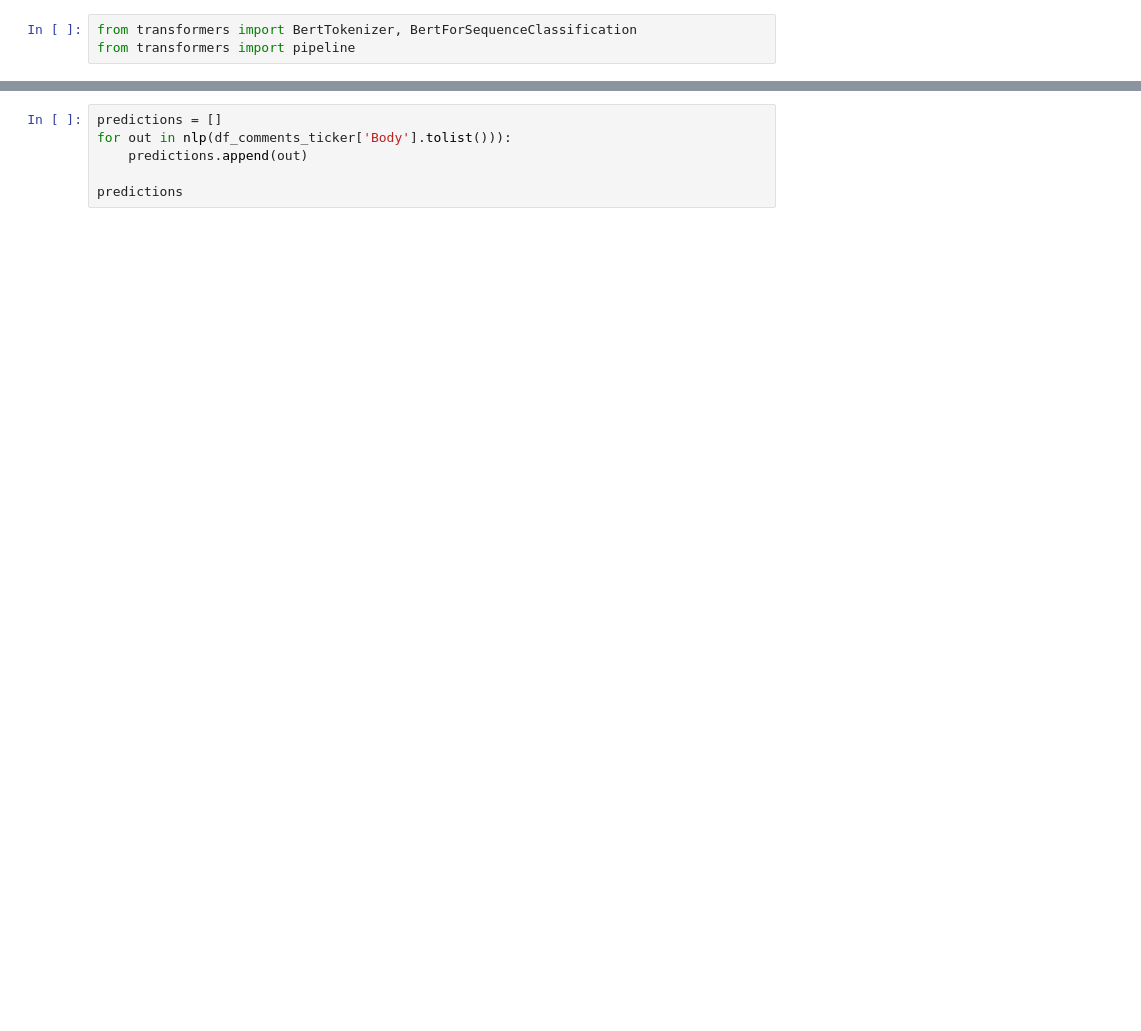
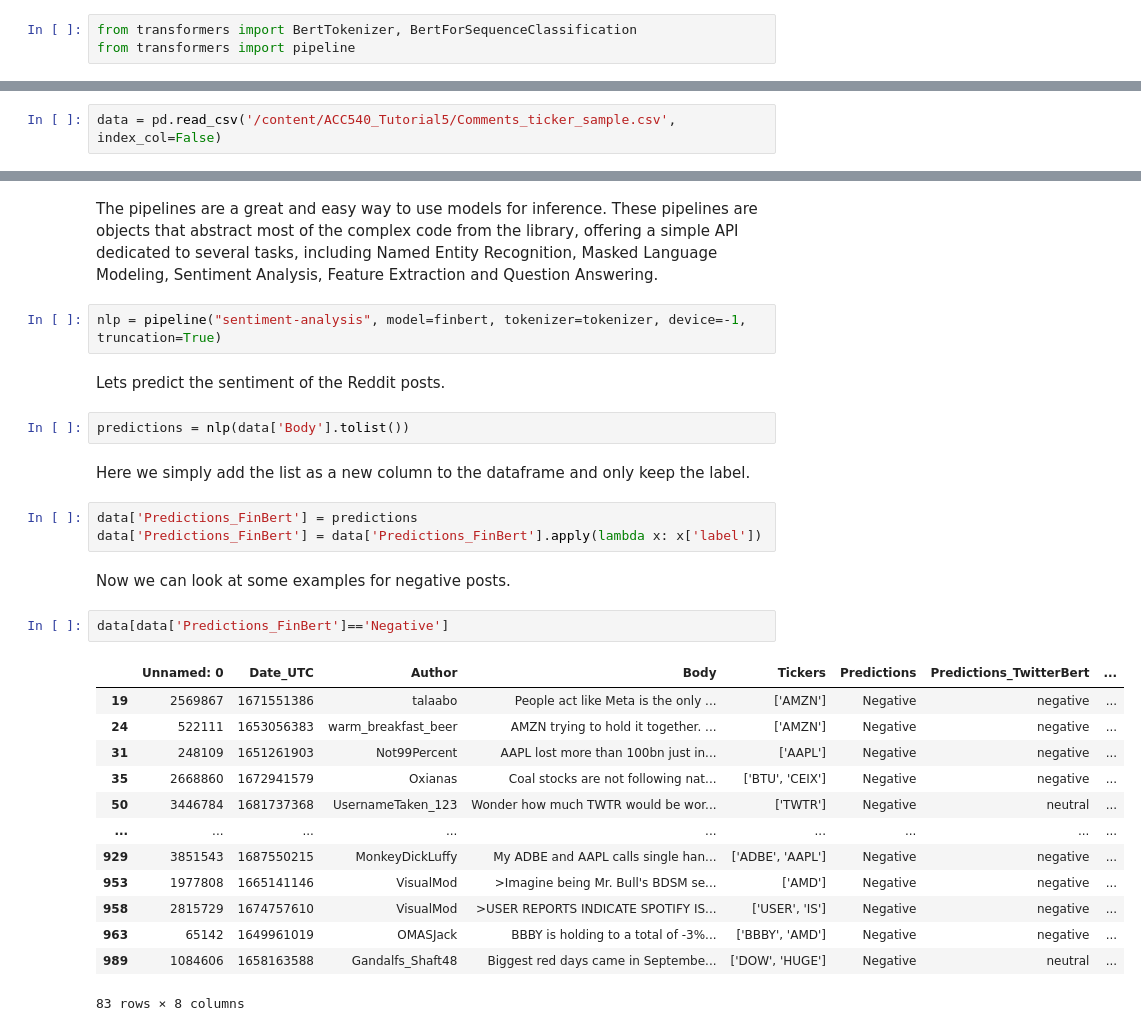
Before and after one commit to pschrader98/ACC540_Tutorial5, a Jupyter notebook: ACC540Tutorial5.ipynb, the cells around one changed output, grey strips where cells are left out. Cells and saved outputs as stored; diff of their text form; blank space fills up the shorter version.

Commit message:
Sentiment analysis

```diff
--- a/ACC540Tutorial5.ipynb
+++ b/ACC540Tutorial5.ipynb
@@ -23,0 +25,2 @@ ParserError: Error tokenizing data. C error: Expected 1 fields in line 3, saw 12
+# %%
+data = pd.read_csv('/content/ACC540_Tutorial5/Comments_ticker_sample.csv', index_col=False)
@@ -27,6 +66,31 @@ finbert.to(device)
+# %% [markdown]
+The pipelines are a great and easy way to use models for inference. These pipelines are objects that abstract most of the complex code from the library, offering a simple API dedicated to several tasks, including Named Entity Recognition, Masked Language Modeling, Sentiment Analysis, Feature Extraction and Question Answering.
+# %%
+nlp = pipeline("sentiment-analysis", model=finbert, tokenizer=tokenizer, device=-1, truncation=True)
+# %% [markdown]
+Lets predict the sentiment of the Reddit posts.
 # %%
-predictions = []
-for out in nlp(df_comments_ticker['Body'].tolist())):
-    predictions.append(out)
-
-predictions
+predictions = nlp(data['Body'].tolist())
+# %% [markdown]
+Here we simply add the list as a new column to the dataframe and only keep the label.
+# %%
+data['Predictions_FinBert'] = predictions
+data['Predictions_FinBert'] = data['Predictions_FinBert'].apply(lambda x: x['label'])
+# %% [markdown]
+Now we can look at some examples for negative posts.
+# %%
+data[data['Predictions_FinBert']=='Negative']
+# %% [output]
+|  | Unnamed: 0 | Date_UTC | Author | Body | Tickers | Predictions | Predictions_TwitterBert | ... |
+| 19 | 2569867 | 1671551386 | talaabo | People act like Meta is the only ... | ['AMZN'] | Negative | negative | ... |
+| 24 | 522111 | 1653056383 | warm_breakfast_beer | AMZN trying to hold it together. ... | ['AMZN'] | Negative | negative | ... |
+| 31 | 248109 | 1651261903 | Not99Percent | AAPL lost more than 100bn just in... | ['AAPL'] | Negative | negative | ... |
+| 35 | 2668860 | 1672941579 | Oxianas | Coal stocks are not following nat... | ['BTU', 'CEIX'] | Negative | negative | ... |
+| 50 | 3446784 | 1681737368 | UsernameTaken_123 | Wonder how much TWTR would be wor... | ['TWTR'] | Negative | neutral | ... |
+| ... | ... | ... | ... | ... | ... | ... | ... | ... |
+| 929 | 3851543 | 1687550215 | MonkeyDickLuffy | My ADBE and AAPL calls single han... | ['ADBE', 'AAPL'] | Negative | negative | ... |
+| 953 | 1977808 | 1665141146 | VisualMod | >Imagine being Mr. Bull's BDSM se... | ['AMD'] | Negative | negative | ... |
+| 958 | 2815729 | 1674757610 | VisualMod | >USER REPORTS INDICATE SPOTIFY IS... | ['USER', 'IS'] | Negative | negative | ... |
+| 963 | 65142 | 1649961019 | OMASJack | BBBY is holding to a total of -3%... | ['BBBY', 'AMD'] | Negative | negative | ... |
+| 989 | 1084606 | 1658163588 | Gandalfs_Shaft48 | Biggest red days came in Septembe... | ['DOW', 'HUGE'] | Negative | neutral | ... |
+83 rows × 8 columns
```
Also changed, not shown: parts of 28 cells of this notebook.
